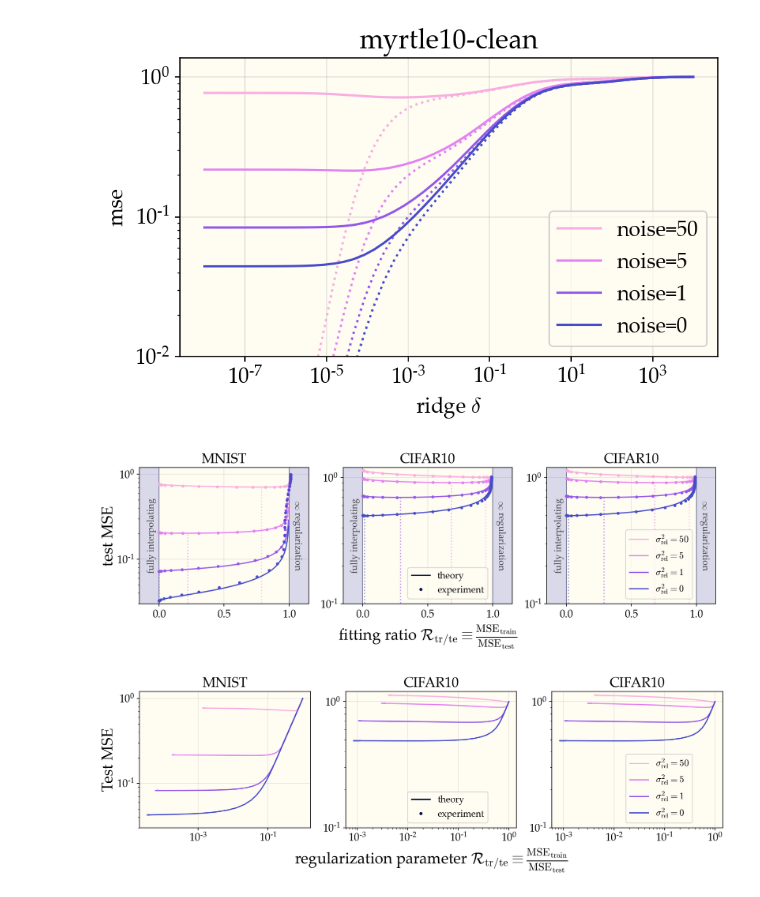
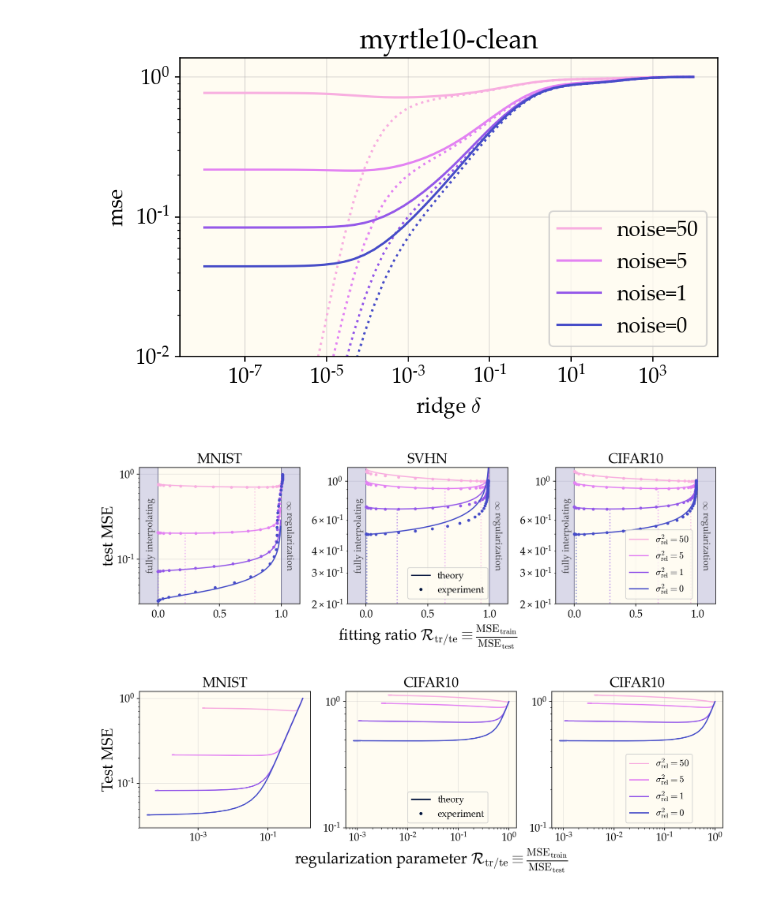
Before and after one commit to dkarkada/more-is-better, a Jupyter notebook: powerlaws.ipynb, the cells around one changed output. Drawn from its saved outputs; the diff is of its cells as text; code cells hidden in the pictures.

```diff
--- a/powerlaws.ipynb
+++ b/powerlaws.ipynb
@@ -118,10 +118,10 @@ fig, axes = plt.subplots(ncols=3, figsize=(12,3))
 
 plot_params = {
     "datasets": ["mnist", "cifar10", "cifar10"],
-    "titles": ["MNIST", "CIFAR10", "CIFAR10"],
-    "ymin": [0.03, 0.1, 0.1],
-    "alpha": [1.13, 1.16, 1.16],
-    "beta": [1.357, 1.139, 1.139],
+    "titles": ["MNIST", "SVHN", "CIFAR10"],
+    "ymin": [0.03, 0.2, 0.2],
+    "alpha": [1.13, 1.21, 1.16],
+    "beta": [1.357, 1.195, 1.139],
     "hack_add": [-.01, .01, .01]
 
 }
@@ -182,35 +182,36 @@ plt.tick_params(labelcolor='none', which='both', top=False, bottom=False, left=F
 plt.xlabel('fitting ratio $\mathcal{R}_\mathrm{tr/te}\equiv\\frac{\mathrm{MSE}_\mathrm{train}}{\mathrm{MSE}_\mathrm{test}}}$',
            size="x-large")
 plt.ylabel('test MSE', size="x-large")
+plt.ticklabel_format(axis='y', style='plain')
 plt.tight_layout()
 fig.subplots_adjust(bottom=0)
 plt.figlegend(
     (
         Line2D([0], [0], color=get_color(0)),
         Line2D([0], [0], color=get_color(1)),
         Line2D([0], [0], color=get_color(2)),
         Line2D([0], [0], color=get_color(3)),),
     (
         f"$\sigma^2_\mathrm{{rel}}={noises[3]}$",
         f"$\sigma^2_\mathrm{{rel}}={noises[2]}$",
         f"$\sigma^2_\mathrm{{rel}}={noises[1]}$",
         f"$\sigma^2_\mathrm{{rel}}={noises[0]}$",),
     fontsize=12,
     loc=(.838, .27),
 )
 plt.figlegend(
     (
         Line2D([0], [0], color='xkcd:navy'),
         Line2D([0], [0], color='xkcd:navy', ls="none", marker='.'),),
     (
         "theory",
         "experiment",),
     fontsize=12,
     loc=(.493,.27),
 )
 plt.show()
 # %% [output]
-[figure, old version]
+[figure, new version]
 # %%
 def mse_theory(R, a, b, noise, n):
     R2 = np.sqrt(R)
```
Also changed, not shown: parts of 3 cells of this notebook, 2 other files.
